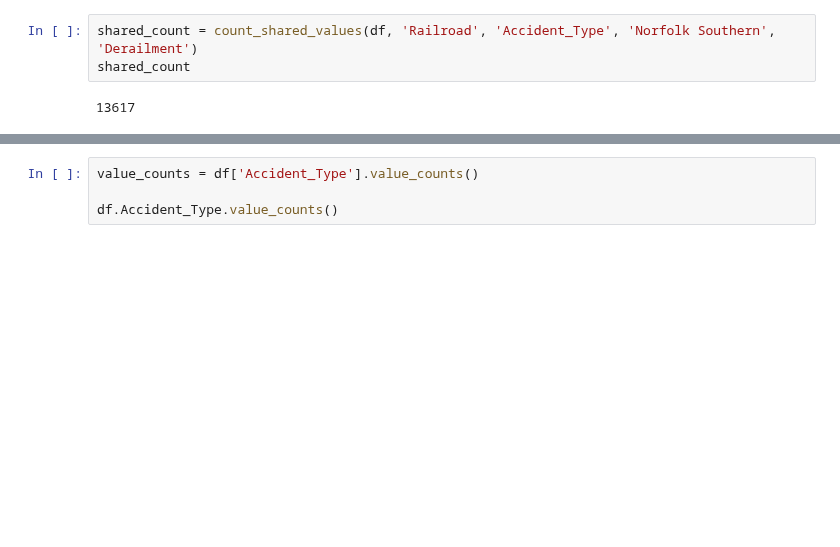
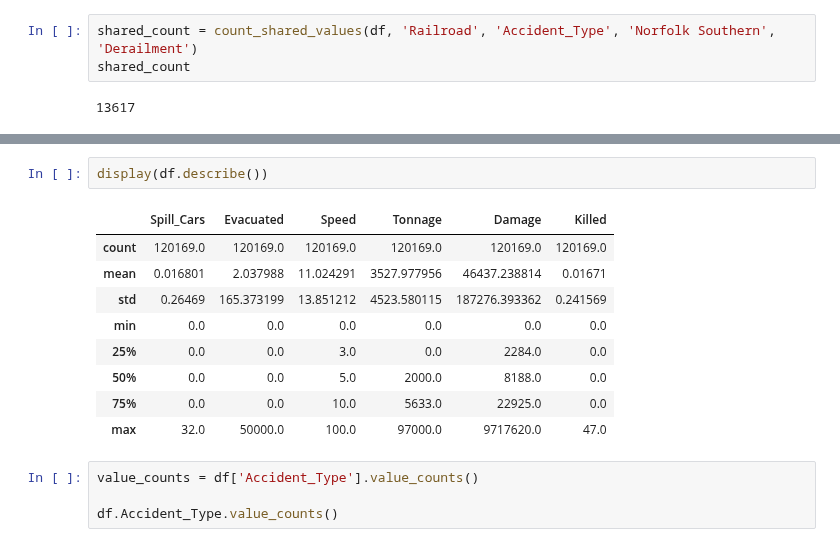
Before and after one commit to Charles-McNay/Rail_Incident_Analysis, a Jupyter notebook: Railroad_Project.ipynb, the cells around one changed output, grey strips where cells are left out. Cells and saved outputs as stored; diff of their text form; blank space fills up the shorter version.

```diff
--- a/Railroad_Project.ipynb
+++ b/Railroad_Project.ipynb
@@ -230,3 +248,15 @@ shared_count
+# %%
+display(df.describe())
+# %% [output]
+|  | Spill_Cars | Evacuated | Speed | Tonnage | Damage | Killed |
+| count | 120169.0 | 120169.0 | 120169.0 | 120169.0 | 120169.0 | 120169.0 |
+| mean | 0.016801 | 2.037988 | 11.024291 | 3527.977956 | 46437.238814 | 0.01671 |
+| std | 0.26469 | 165.373199 | 13.851212 | 4523.580115 | 187276.393362 | 0.241569 |
+| min | 0.0 | 0.0 | 0.0 | 0.0 | 0.0 | 0.0 |
+| 25% | 0.0 | 0.0 | 3.0 | 0.0 | 2284.0 | 0.0 |
+| 50% | 0.0 | 0.0 | 5.0 | 2000.0 | 8188.0 | 0.0 |
+| 75% | 0.0 | 0.0 | 10.0 | 5633.0 | 22925.0 | 0.0 |
+| max | 32.0 | 50000.0 | 100.0 | 97000.0 | 9717620.0 | 47.0 |
 # %%
 value_counts = df['Accident_Type'].value_counts()
 
```
Also changed, not shown: parts of 7 cells of this notebook, 1 other file.
